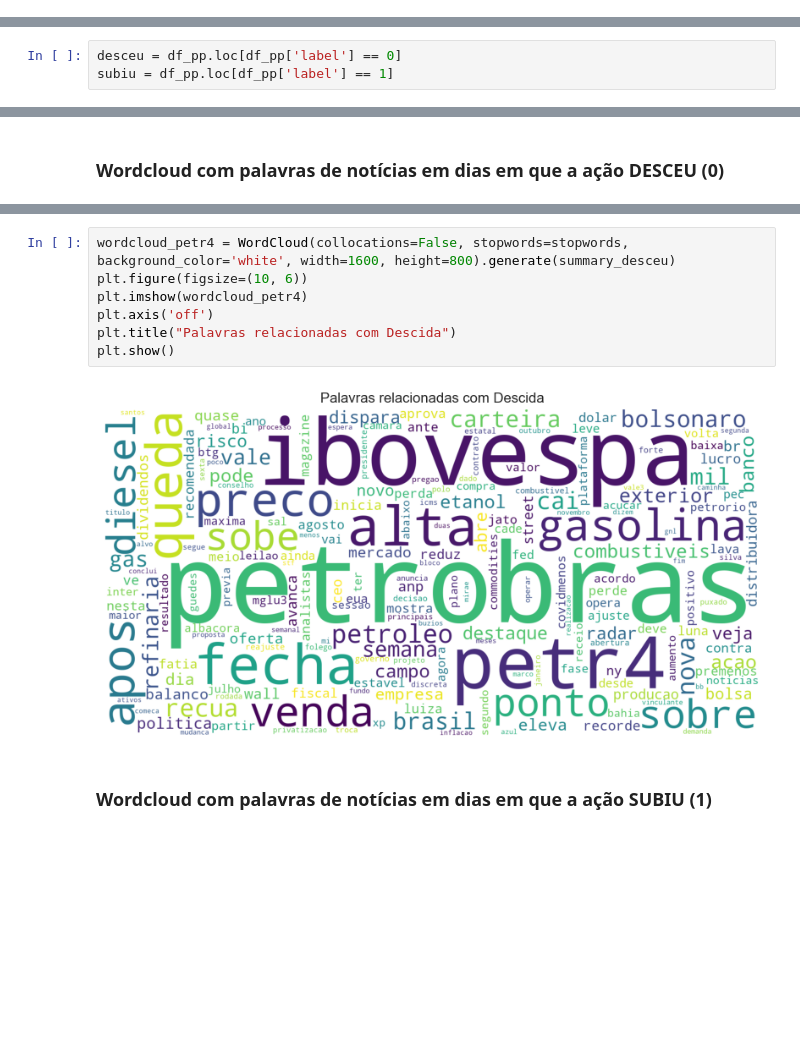
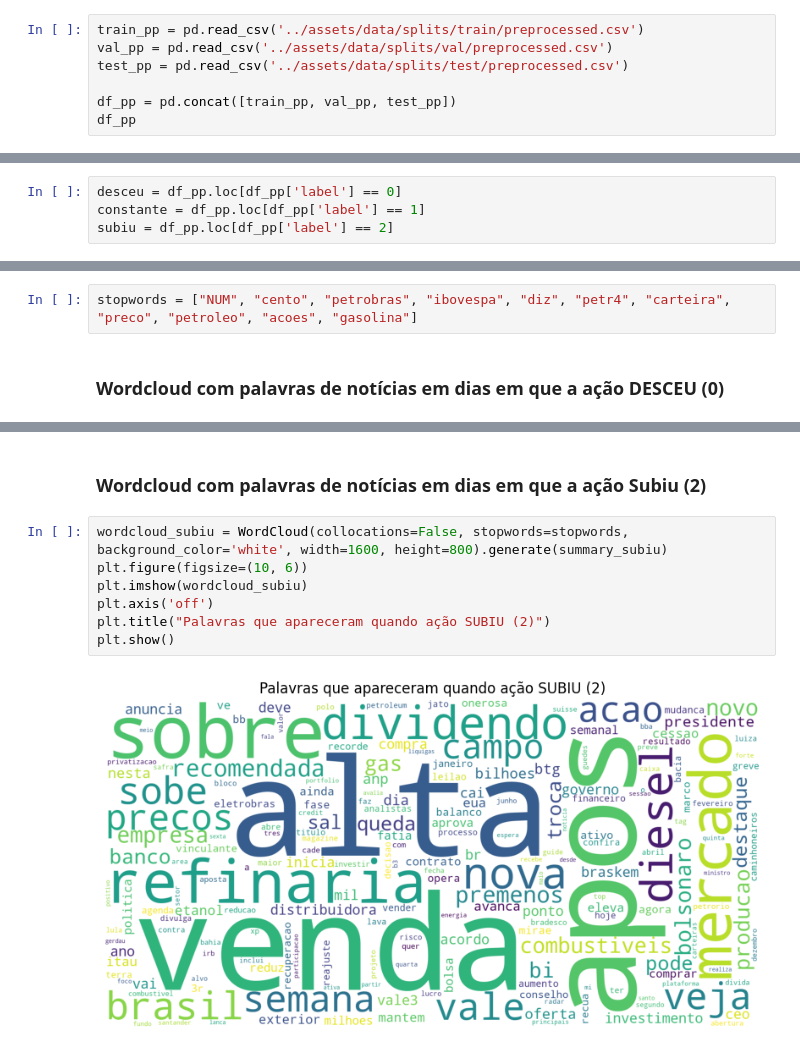
Before and after one commit to guico3lho/TCC_stock_price, a Jupyter notebook: pipeline/eda.ipynb, the cells around one changed output, grey strips where cells are left out. Drawn from its saved outputs; the diff is of its cells as text; blank space fills up the shorter version.

```diff
--- a/pipeline/eda.ipynb
+++ b/pipeline/eda.ipynb
@@ -28,0 +7,7 @@ df_pp
+# %%
+train_pp = pd.read_csv('../assets/data/splits/train/preprocessed.csv')
+val_pp = pd.read_csv('../assets/data/splits/val/preprocessed.csv')
+test_pp = pd.read_csv('../assets/data/splits/test/preprocessed.csv')
+
+df_pp = pd.concat([train_pp, val_pp, test_pp])
+df_pp
@@ -29,5 +28,6 @@ df_pp
 # %%
 desceu = df_pp.loc[df_pp['label'] == 0]
-subiu = df_pp.loc[df_pp['label'] == 1]
+constante = df_pp.loc[df_pp['label'] == 1]
+subiu = df_pp.loc[df_pp['label'] == 2]
 # %% [markdown]
 ## Functions
@@ -38,3 +37,5 @@ summary_desceu = " ".join(str(s) for s in desceu['title'].values)
 summary_subiu = " ".join(str(s) for s in subiu['title'].values)
+# %%
+stopwords = ["NUM", "cento", "petrobras", "ibovespa", "diz", "petr4", "carteira", "preco", "petroleo", "acoes", "gasolina"]
 # %% [markdown]
 ### Wordcloud com palavras de notícias em dias em que a ação DESCEU (0)
@@ -41,11 +62,11 @@ summary_subiu = " ".join(str(s) for s in subiu['title'].values)
+# %% [markdown]
+### Wordcloud com palavras de notícias em dias em que a ação Subiu (2)
 # %%
-wordcloud_petr4 = WordCloud(collocations=False, stopwords=stopwords, background_color='white', width=1600, height=800).generate(summary_desceu)
+wordcloud_subiu = WordCloud(collocations=False, stopwords=stopwords, background_color='white', width=1600, height=800).generate(summary_subiu)
 plt.figure(figsize=(10, 6))
-plt.imshow(wordcloud_petr4)
+plt.imshow(wordcloud_subiu)
 plt.axis('off')
-plt.title("Palavras relacionadas com Descida")
+plt.title("Palavras que apareceram quando ação SUBIU (2)")
 plt.show()
 # %% [output]
-[figure, old version]
+[figure, new version]
-# %% [markdown]
-### Wordcloud com palavras de notícias em dias em que a ação SUBIU (1)
```
Also changed, not shown: parts of 8 cells of this notebook, 31 other files.
